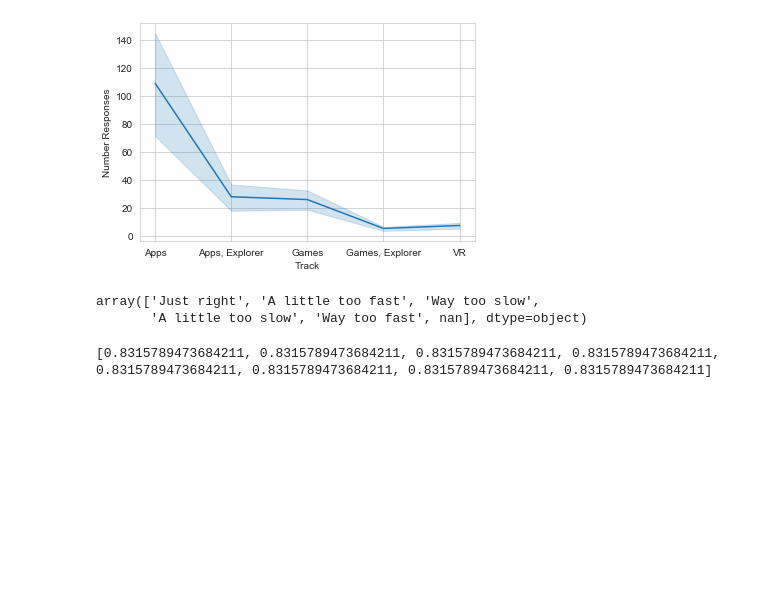
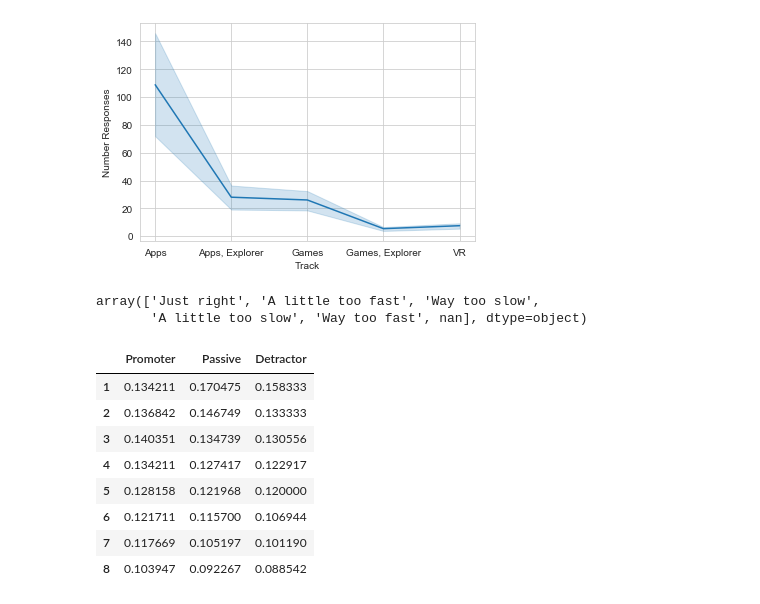
Before and after one commit to UPstartDeveloper/NPS_project, a Jupyter notebook: NPS_data_wrangling.ipynb, the cells around one changed output. Saved outputs shown, nothing was run; the diff lists cells and outputs as text; code cells hidden in the pictures; blank space fills up the shorter version.

```diff
--- a/NPS_data_wrangling.ipynb
+++ b/NPS_data_wrangling.ipynb
@@ -318,7 +320,3 @@ def make_percentage_by_week_for_group(group):
             percentages.append(num_in_group_doing_ok/num_in_group)
 
     return percentages
-# %%
-print(make_percentage_by_week_for_group('Promoter'))
-# %% [output]
-[0.8315789473684211, 0.8315789473684211, 0.8315789473684211, 0.8315789473684211, 0.8315789473684211, 0.8315789473684211, 0.8315789473684211, 0.8315789473684211]
@@ -324,0 +331,14 @@ print(make_percentage_by_week_for_group('Promoter'))
+# %%
+# Let's Takes a Look at That Data!
+percents = pd.DataFrame(data=percents_for_all_groups, index=range(1,9))
+percents
+# %% [output]
+|  | Promoter | Passive | Detractor |
+| 1 | 0.134211 | 0.170475 | 0.158333 |
+| 2 | 0.136842 | 0.146749 | 0.133333 |
+| 3 | 0.140351 | 0.134739 | 0.130556 |
+| 4 | 0.134211 | 0.127417 | 0.122917 |
+| 5 | 0.128158 | 0.121968 | 0.120000 |
+| 6 | 0.121711 | 0.115700 | 0.106944 |
+| 7 | 0.117669 | 0.105197 | 0.101190 |
+| 8 | 0.103947 | 0.092267 | 0.088542 |
```
Also changed, not shown: parts of 4 cells of this notebook.
